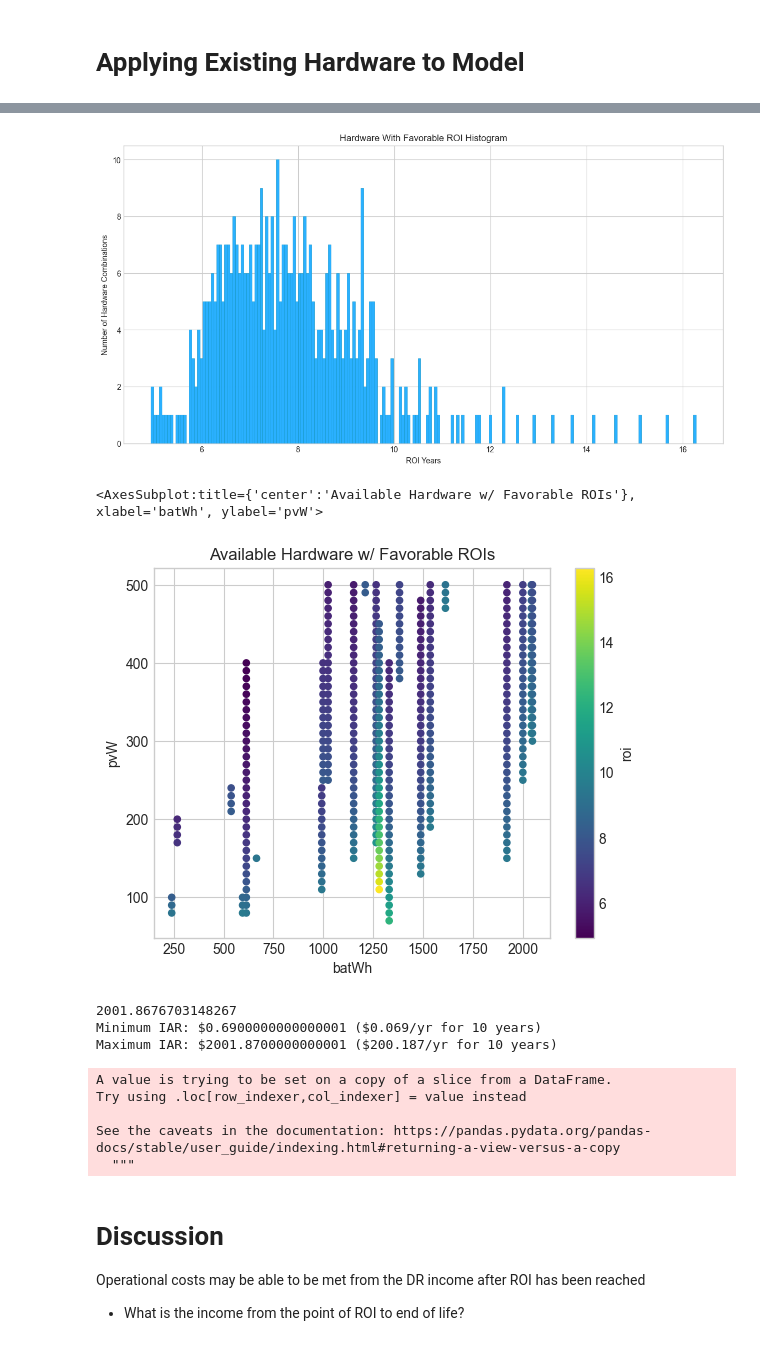
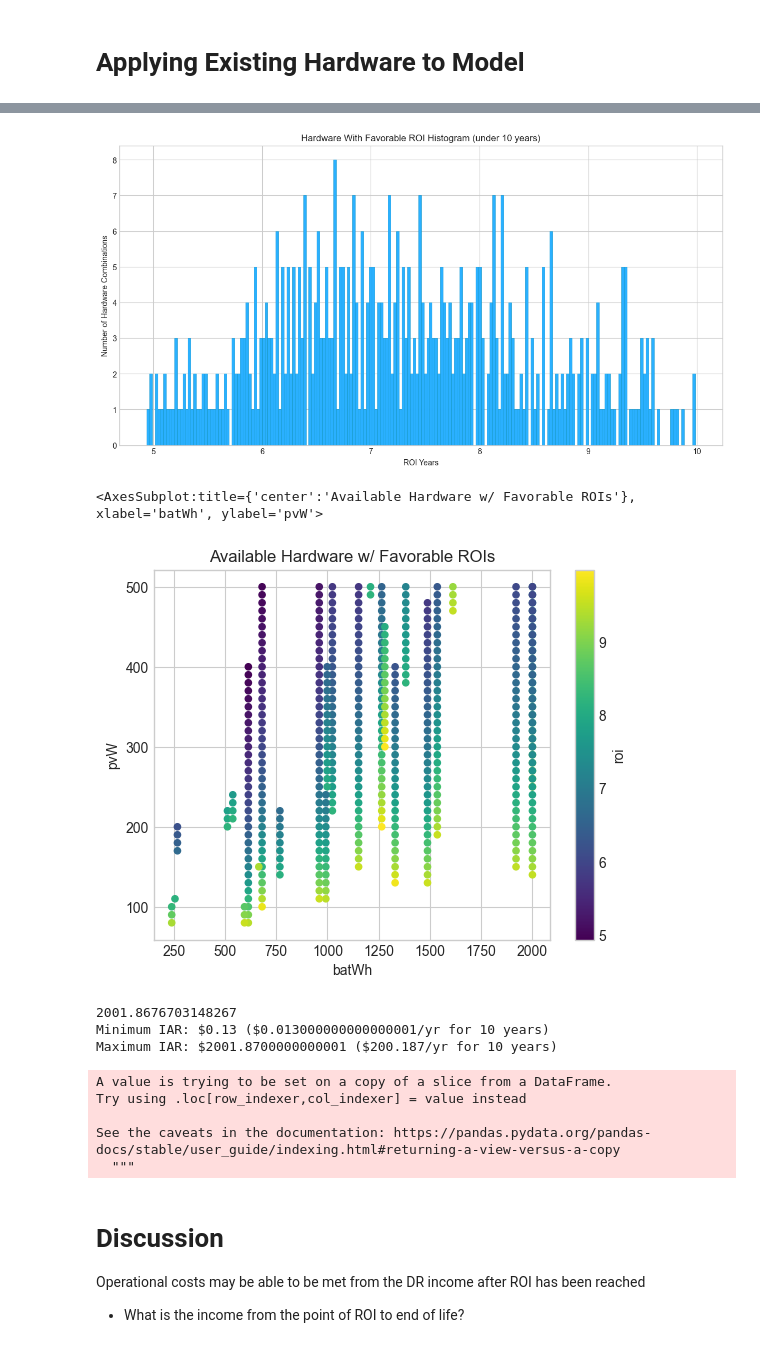
Before and after one commit to alexnathanson/communityDemandResponse-model, a Jupyter notebook: hardware-recommender/hardware-recommender.ipynb, the cells around one changed output, grey strips where cells are left out. Cells and saved outputs as stored; diff of their text form; code cells hidden in the pictures.

```diff
--- a/hardware-recommender/hardware-recommender.ipynb
+++ b/hardware-recommender/hardware-recommender.ipynb
@@ -936,0 +1110,5 @@ print(productTest_df.head())
+# %%
+usable_products_df = favROI_products_df[favROI_products_df['batWh'] <= 2000]
+
+
+productTest_df['Cycles']
@@ -937,7 +1128,11 @@ print(productTest_df.head())
 # %%
-# I think adding in cycles broke it...
+# I think adding in cycles broke it...I think its because of the 1 system with 6000cycles...
 
-favROI_products_df = productTest_df[productTest_df['roi'] <= (productTest_df['Cycles']/365)]
+favROI_products_df = usable_products_df[usable_products_df['roi'] <= (usable_products_df['Cycles']/365)]
+favROI_products_df = usable_products_df[usable_products_df['roi'] <= 10]
+
+favROI_df[favROI_df['maxAutoParticipation'] == min(favROI_df['maxAutoParticipation'])]
+
 favROI_products_df
 # %% [output]
 |  | pvW | batWh | hardwareDollars | annualPVkWh | annualPVkWhAC | maxAutoParticipation | minParticipants | ... |
@@ -956,39 +1151,43 @@ favROI_products_df
 # %%
 
 # Make it 14x7 inch
 plt.figure(figsize=(14,7)) # Make it 14x7 inch
 plt.style.use('seaborn-whitegrid') # nice and clean grid
 plt.hist(favROI_products_df['roi'], bins=200, facecolor = '#2ab0ff', edgecolor='#169acf', linewidth=0.5)
-plt.title('Hardware With Favorable ROI Histogram')
+plt.title('Hardware With Favorable ROI Histogram (under 10 years)')
 plt.xlabel('ROI Years')
 plt.ylabel('Number of Hardware Combinations')
 plt.show()
 # %% [output]
-[figure, old version]
+[figure, new version]
 # %%
-favROI_products_df.plot(kind = 'scatter', x = 'batWh', y = 'pvW', c='roi',colormap='viridis', title='Available Hardware w/ Favorable ROIs')
+#filter out products over 2kWh
+usable_products_df = favROI_products_df[favROI_products_df['batWh'] <= 2000]
+
+
+usable_products_df.plot(kind = 'scatter', x = 'batWh', y = 'pvW', c='roi',colormap='viridis', title='Available Hardware w/ Favorable ROIs')
 # %% [output]
 <AxesSubplot:title={'center':'Available Hardware w/ Favorable ROIs'}, xlabel='batWh', ylabel='pvW'>
-[figure, old version]
+[figure, new version]
 # %%
 # income from ROI to EOL
 # iar = income after return
 #print(favROI_products_df['Cycles']/365)
 
-favROI_products_df['iar'] = ((favROI_products_df['Cycles']/365) - favROI_products_df['roi']) * favROI_products_df['annualIncome']
+usable_products_df['iar'] = ((usable_products_df['Cycles']/365) - usable_products_df['roi']) * usable_products_df['annualIncome']
 
-print(max(favROI_products_df['iar']))
+print(max(usable_products_df['iar']))
 
-favROI_products_df[favROI_products_df['iar'] == max(favROI_products_df['iar'])]
+usable_products_df[usable_products_df['iar'] == max(usable_products_df['iar'])]
 
 
-minIar = round(min(favROI_products_df['iar'])*100)*.01
+minIar = round(min(usable_products_df['iar'])*100)*.01
 print("Minimum IAR: $" + str(minIar) + " ($" + str(minIar/10) + "/yr for 10 years)")
-maxIar = round(max(favROI_products_df['iar'])*100)*.01
+maxIar = round(max(usable_products_df['iar'])*100)*.01
 print("Maximum IAR: $" + str(maxIar) + " ($" + str(maxIar/10) + "/yr for 10 years)")
 # %% [output]
 2001.8676703148267
-Minimum IAR: $0.6900000000000001 ($0.069/yr for 10 years)
+Minimum IAR: $0.13 ($0.013000000000000001/yr for 10 years)
 Maximum IAR: $2001.8700000000001 ($200.187/yr for 10 years)
 A value is trying to be set on a copy of a slice from a DataFrame.
 Try using .loc[row_indexer,col_indexer] = value instead
```
Also changed, not shown: parts of 53 cells of this notebook, 1 other file.
